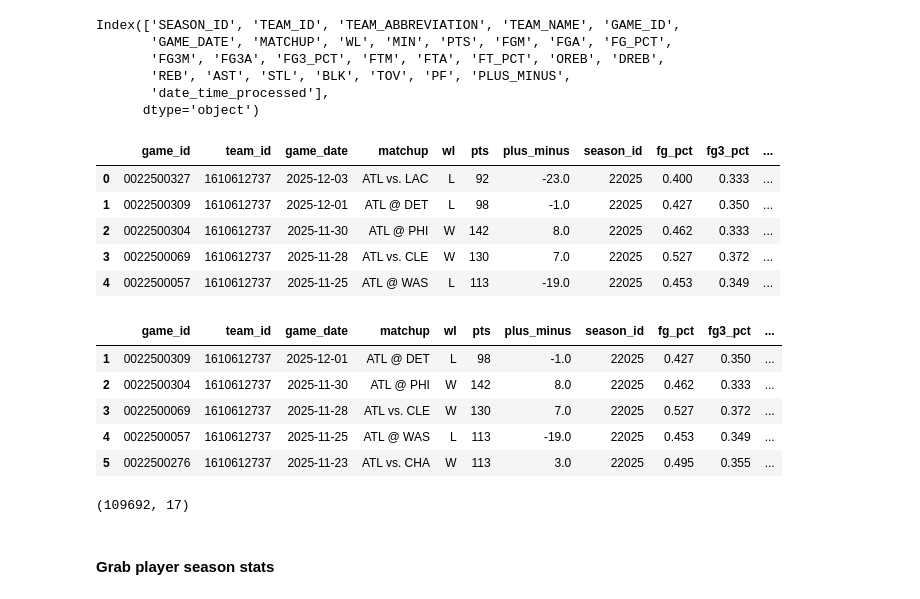
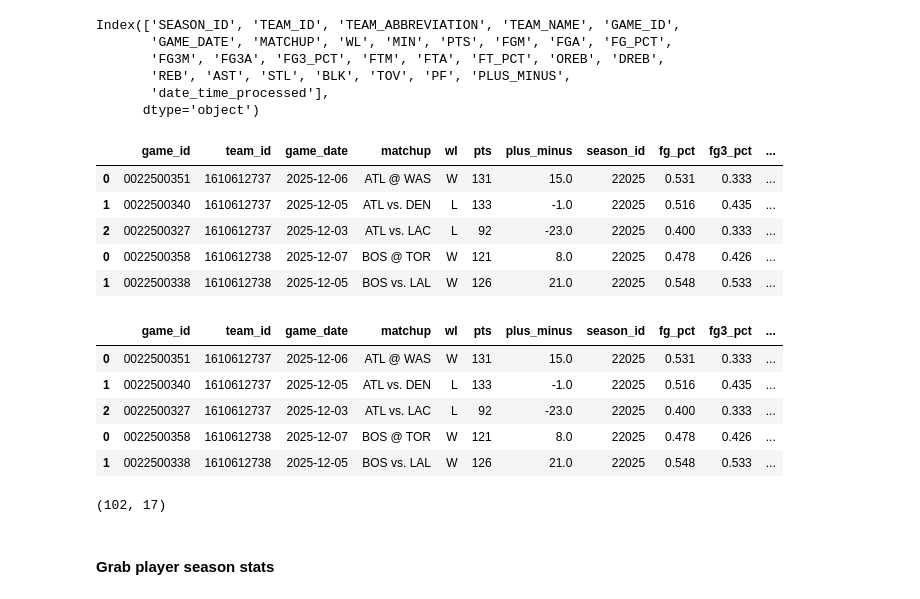
Before and after one commit to zack-sims413/just_vibing, a Jupyter notebook: nba_ball_knower/datasets/nba_api.ipynb, the cells around one changed output. Drawn from its saved outputs; the diff is of its cells as text; code cells hidden in the pictures.

```diff
--- a/nba_ball_knower/datasets/nba_api.ipynb
+++ b/nba_ball_knower/datasets/nba_api.ipynb
@@ -191,7 +189,7 @@ team_id_list = [t for t in teams_df['team_id']]
 # %%
 team_games = []
 for t in teams_df['team_id']:
-    games_df = leaguegamefinder.LeagueGameFinder(team_id_nullable=t).get_data_frames()[0]
+    games_df = leaguegamefinder.LeagueGameFinder(team_id_nullable=t,date_from_nullable='2025-12-02',date_to_nullable='2025-12-09').get_data_frames()[0]
     # add a date time processed column
     games_df["date_time_processed"] = pd.Timestamp.utcnow()
     games_df["date_time_processed"] = games_df["date_time_processed"].astype(str)
@@ -283,29 +291,29 @@ fact_team_games_df["game_date"] = (
 fact_team_games_df.head()
 # %% [output]
 |  | game_id | team_id | game_date | matchup | wl | pts | plus_minus | season_id | fg_pct | fg3_pct | ... |
-| 0 | 0022500327 | 1610612737 | 2025-12-03 | ATL vs. LAC | L | 92 | -23.0 | 22025 | 0.400 | 0.333 | ... |
-| 1 | 0022500309 | 1610612737 | 2025-12-01 | ATL @ DET | L | 98 | -1.0 | 22025 | 0.427 | 0.350 | ... |
-| 2 | 0022500304 | 1610612737 | 2025-11-30 | ATL @ PHI | W | 142 | 8.0 | 22025 | 0.462 | 0.333 | ... |
-| 3 | 0022500069 | 1610612737 | 2025-11-28 | ATL vs. CLE | W | 130 | 7.0 | 22025 | 0.527 | 0.372 | ... |
-| 4 | 0022500057 | 1610612737 | 2025-11-25 | ATL @ WAS | L | 113 | -19.0 | 22025 | 0.453 | 0.349 | ... |
+| 0 | 0022500351 | 1610612737 | 2025-12-06 | ATL @ WAS | W | 131 | 15.0 | 22025 | 0.531 | 0.333 | ... |
+| 1 | 0022500340 | 1610612737 | 2025-12-05 | ATL vs. DEN | L | 133 | -1.0 | 22025 | 0.516 | 0.435 | ... |
+| 2 | 0022500327 | 1610612737 | 2025-12-03 | ATL vs. LAC | L | 92 | -23.0 | 22025 | 0.400 | 0.333 | ... |
+| 0 | 0022500358 | 1610612738 | 2025-12-07 | BOS @ TOR | W | 121 | 8.0 | 22025 | 0.478 | 0.426 | ... |
+| 1 | 0022500338 | 1610612738 | 2025-12-05 | BOS vs. LAL | W | 126 | 21.0 | 22025 | 0.548 | 0.533 | ... |
 # %%
 # Ensure game_date is a datetime type
 fact_team_games_df["game_date"] = pd.to_datetime(fact_team_games_df["game_date"]).dt.date
 
 # Define cutoff
-cutoff_date = pd.to_datetime("2025-12-03").date()
+# cutoff_date = pd.to_datetime("2025-12-03").date()
 
 # Filter rows
-fact_team_games_df = fact_team_games_df[fact_team_games_df["game_date"] < cutoff_date]
+# fact_team_games_df = fact_team_games_df[fact_team_games_df["game_date"] < cutoff_date]
 
 fact_team_games_df.head()
 # %% [output]
 |  | game_id | team_id | game_date | matchup | wl | pts | plus_minus | season_id | fg_pct | fg3_pct | ... |
-| 1 | 0022500309 | 1610612737 | 2025-12-01 | ATL @ DET | L | 98 | -1.0 | 22025 | 0.427 | 0.350 | ... |
-| 2 | 0022500304 | 1610612737 | 2025-11-30 | ATL @ PHI | W | 142 | 8.0 | 22025 | 0.462 | 0.333 | ... |
-| 3 | 0022500069 | 1610612737 | 2025-11-28 | ATL vs. CLE | W | 130 | 7.0 | 22025 | 0.527 | 0.372 | ... |
-| 4 | 0022500057 | 1610612737 | 2025-11-25 | ATL @ WAS | L | 113 | -19.0 | 22025 | 0.453 | 0.349 | ... |
-| 5 | 0022500276 | 1610612737 | 2025-11-23 | ATL vs. CHA | W | 113 | 3.0 | 22025 | 0.495 | 0.355 | ... |
+| 0 | 0022500351 | 1610612737 | 2025-12-06 | ATL @ WAS | W | 131 | 15.0 | 22025 | 0.531 | 0.333 | ... |
+| 1 | 0022500340 | 1610612737 | 2025-12-05 | ATL vs. DEN | L | 133 | -1.0 | 22025 | 0.516 | 0.435 | ... |
+| 2 | 0022500327 | 1610612737 | 2025-12-03 | ATL vs. LAC | L | 92 | -23.0 | 22025 | 0.400 | 0.333 | ... |
+| 0 | 0022500358 | 1610612738 | 2025-12-07 | BOS @ TOR | W | 121 | 8.0 | 22025 | 0.478 | 0.426 | ... |
+| 1 | 0022500338 | 1610612738 | 2025-12-05 | BOS vs. LAL | W | 126 | 21.0 | 22025 | 0.548 | 0.533 | ... |
 # %%
 # 1) Ensure datetime, then convert to ISO string
 fact_team_games_df["game_date"] = (
@@ -324,7 +332,7 @@ fact_team_games_df = fact_team_games_df.drop_duplicates(
 # %%
 fact_team_games_df.shape
 # %% [output]
-(109692, 17)
+(102, 17)
 # %% [markdown]
 #### Grab player season stats
 # %%
```
Also changed, not shown: parts of 10 cells of this notebook.
